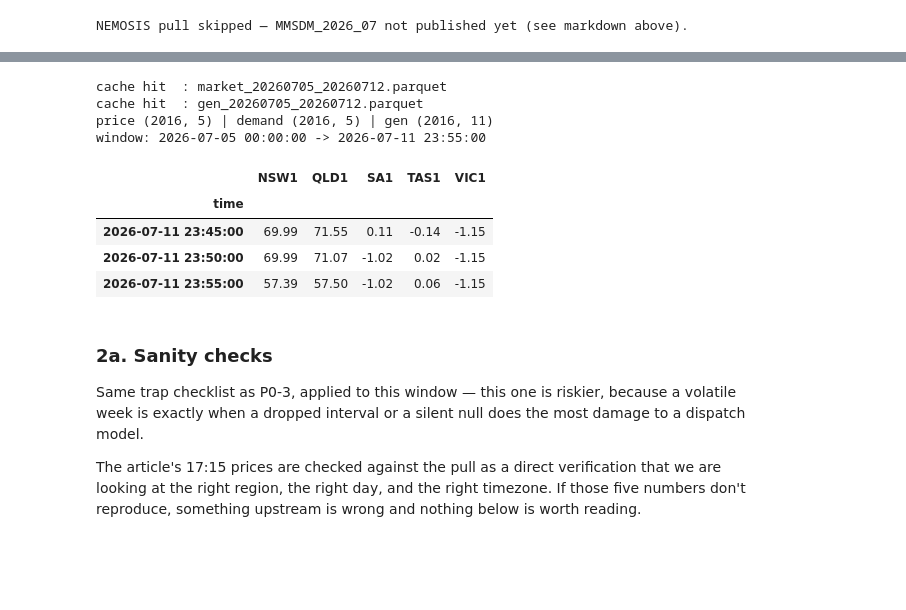
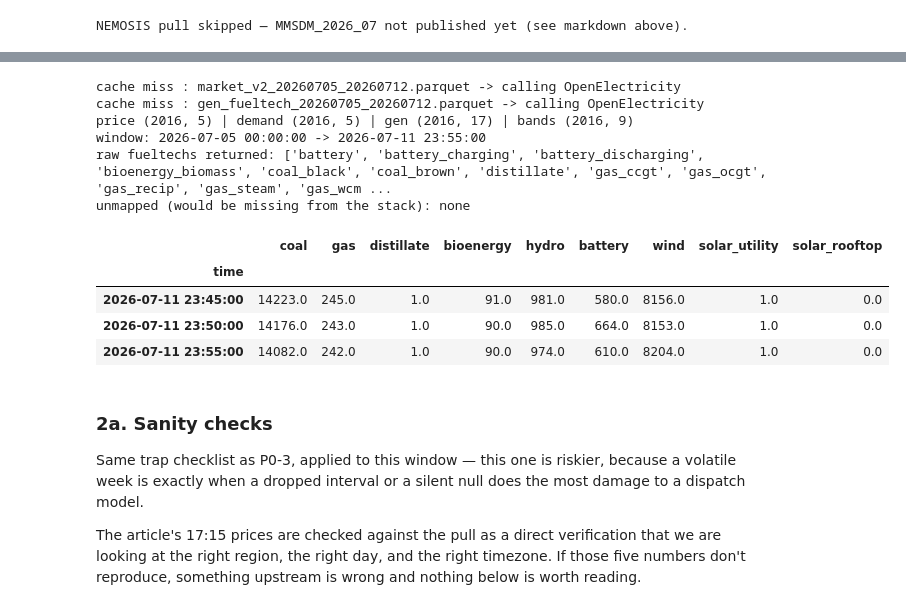
Before and after one commit to solt-qy/nem-battery-sim, a Jupyter notebook: notebooks/02_price_event_20260708.ipynb, the cells around one changed output, grey strips where cells are left out. Saved outputs shown, nothing was run; the diff lists cells and outputs as text; code cells hidden in the pictures; blank space fills up the shorter version.

```diff
--- a/notebooks/02_price_event_20260708.ipynb
+++ b/notebooks/02_price_event_20260708.ipynb
@@ -184,51 +194,84 @@ def _cached(name, fetch):
         print(f"cache hit  : {path.name}")
         return pd.read_parquet(path)
     print(f"cache miss : {path.name} -> calling OpenElectricity")
     df = fetch()
     df.to_parquet(path)
     return df
 
 
 def _fetch_market():
     with OEClient() as client:
         resp = client.get_market(
-            network_code="NEM", metrics=[MarketMetric.PRICE, MarketMetric.DEMAND],
+            network_code="NEM",
+            metrics=[MarketMetric.PRICE, MarketMetric.DEMAND, MarketMetric.DEMAND_GROSS],
             interval=INTERVAL, date_start=START, date_end=END,
             primary_grouping="network_region",
         )
     by_metric = {s.metric: s for s in resp.data}
-    price = _to_frame(by_metric["price"], "price_")[REGIONS]
-    demand = _to_frame(by_metric["demand"], "demand_")[REGIONS]
-    return pd.concat({"price": price, "demand": demand}, axis=1)
+    return pd.concat(
+        {"price": _to_frame(by_metric["price"], "price_")[REGIONS],
+         "demand": _to_frame(by_metric["demand"], "demand_")[REGIONS],
+         "demand_gross": _to_frame(by_metric["demand_gross"], "demand_gross_")[REGIONS]},
+        axis=1,
+    )
 
 
 def _fetch_gen():
     with OEClient() as client:
         resp = client.get_network_data(
             network_code="NEM", metrics=[DataMetric.POWER], interval=INTERVAL,
-            date_start=START, date_end=END, secondary_grouping="fueltech_group",
+            date_start=START, date_end=END, secondary_grouping="fueltech",
         )
     return _to_frame(resp.data[0], "power_")
 
 
-market = _cached("market", _fetch_market)
-gen = _cached("gen", _fetch_gen)
+market = _cached("market_v2", _fetch_market)
+gen = _cached("gen_fueltech", _fetch_gen)
 
 price = market["price"]
-demand = market["demand"]
-print(f"price {price.shape} | demand {demand.shape} | gen {gen.shape}")
+demand = market["demand"]                 # operational demand, by region
+demand_gross = market["demand_gross"]     # + behind-the-meter and market loads
+
+# --- Roll the raw fueltechs up into display bands (supply side only) ---
+# Order is the stacking order, bottom to top. battery_charging and pumps are LOADS,
+# not supply, so they are deliberately absent; `battery` is a net figure that would
+# double-count against battery_discharging, so it is absent too.
+BANDS = {
+    "coal":         ["coal_black", "coal_brown"],
+    "gas":          ["gas_ccgt", "gas_ocgt", "gas_recip", "gas_steam", "gas_wcmg"],
+    "distillate":   ["distillate"],
+    "bioenergy":    ["bioenergy_biomass", "bioenergy_biogas"],
+    "hydro":        ["hydro", "hydro_and_storage"],
+    "battery":      ["battery_discharging"],
+    "wind":         ["wind", "wind_offshore"],
+    "solar_utility": ["solar_utility", "solar_thermal"],
+    "solar_rooftop": ["solar_rooftop"],
+}
+fuel = pd.DataFrame(
+    {band: gen.reindex(columns=cols).sum(axis=1) for band, cols in BANDS.items()},
+    index=gen.index,
+)
+loads = gen.reindex(columns=["battery_charging", "pumps"]).sum(axis=1)
+
+unmapped = set(gen.columns) - {c for cols in BANDS.values() for c in cols} - {
+    "battery", "battery_charging", "pumps"}
+print(f"price {price.shape} | demand {demand.shape} | gen {gen.shape} | bands {fuel.shape}")
 print(f"window: {price.index.min()} -> {price.index.max()}")
-price.tail(3)
+print(f"raw fueltechs returned: {sorted(gen.columns)}")
+print(f"unmapped (would be missing from the stack): {sorted(unmapped) or 'none'}")
+fuel.tail(3).round(0)
 # %% [output]
-cache hit  : market_20260705_20260712.parquet
-cache hit  : gen_20260705_20260712.parquet
-price (2016, 5) | demand (2016, 5) | gen (2016, 11)
+cache miss : market_v2_20260705_20260712.parquet -> calling OpenElectricity
+cache miss : gen_fueltech_20260705_20260712.parquet -> calling OpenElectricity
+price (2016, 5) | demand (2016, 5) | gen (2016, 17) | bands (2016, 9)
 window: 2026-07-05 00:00:00 -> 2026-07-11 23:55:00
+raw fueltechs returned: ['battery', 'battery_charging', 'battery_discharging', 'bioenergy_biomass', 'coal_black', 'coal_brown', 'distillate', 'gas_ccgt', 'gas_ocgt', 'gas_recip', 'gas_steam', 'gas_wcm ...
+unmapped (would be missing from the stack): none
-|  | NSW1 | QLD1 | SA1 | TAS1 | VIC1 |
-| time |  |  |  |  |  |
-| 2026-07-11 23:45:00 | 69.99 | 71.55 | 0.11 | -0.14 | -1.15 |
-| 2026-07-11 23:50:00 | 69.99 | 71.07 | -1.02 | 0.02 | -1.15 |
-| 2026-07-11 23:55:00 | 57.39 | 57.50 | -1.02 | 0.06 | -1.15 |
+|  | coal | gas | distillate | bioenergy | hydro | battery | wind | solar_utility | solar_rooftop |
+| time |  |  |  |  |  |  |  |  |  |
+| 2026-07-11 23:45:00 | 14223.0 | 245.0 | 1.0 | 91.0 | 981.0 | 580.0 | 8156.0 | 1.0 | 0.0 |
+| 2026-07-11 23:50:00 | 14176.0 | 243.0 | 1.0 | 90.0 | 985.0 | 664.0 | 8153.0 | 1.0 | 0.0 |
+| 2026-07-11 23:55:00 | 14082.0 | 242.0 | 1.0 | 90.0 | 974.0 | 610.0 | 8204.0 | 1.0 | 0.0 |
 # %% [markdown]
 ### 2a. Sanity checks
 
```
Also changed, not shown: parts of 6 cells of this notebook, 1 other file.
